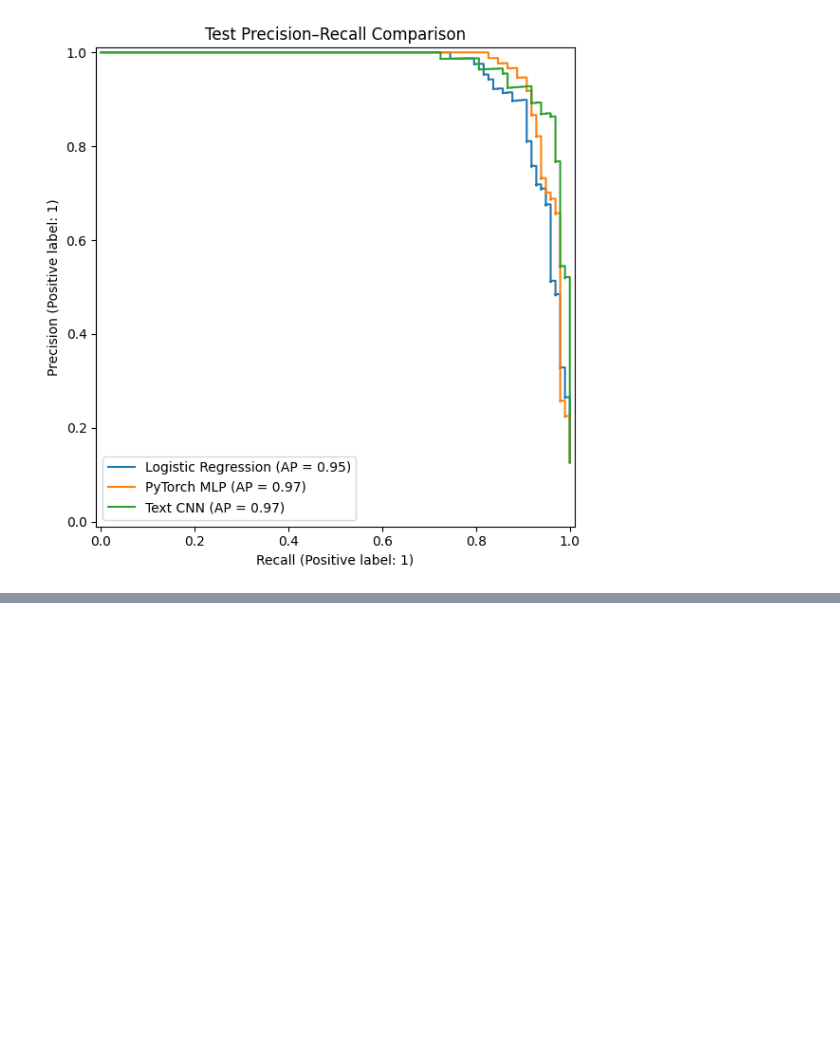
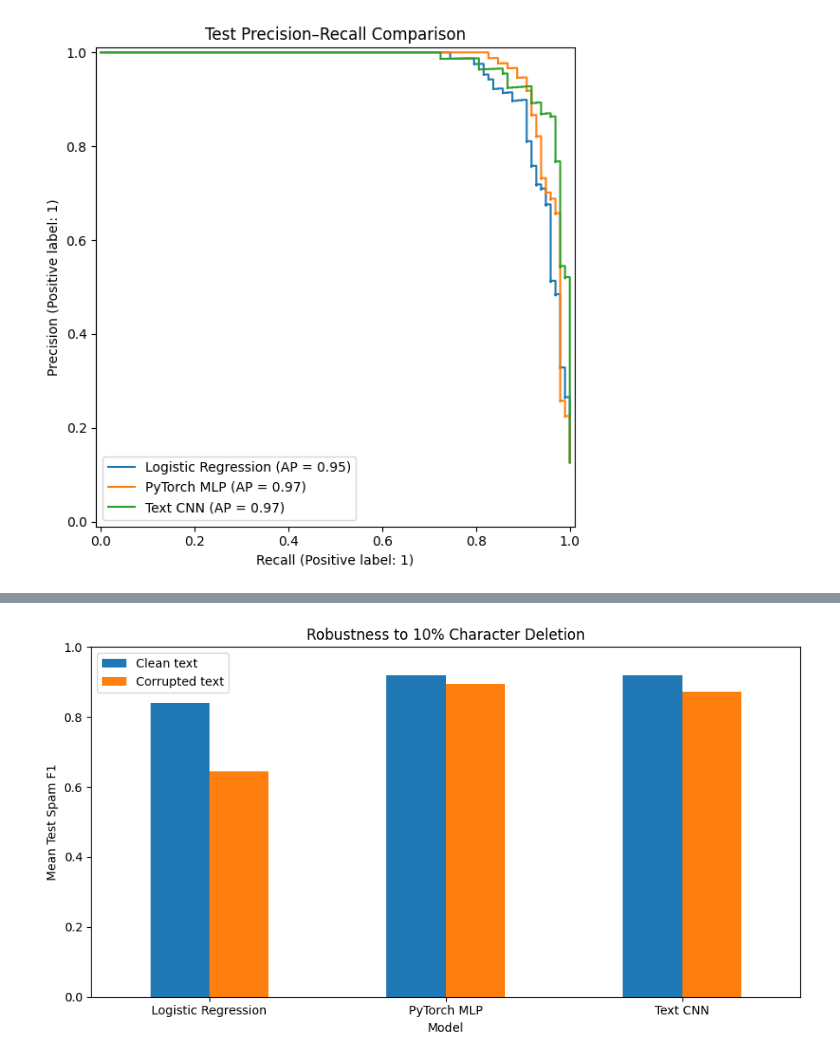
Before and after one commit to ThisumiWijesinghe/SMS_SPAM_DETECTION_ANN, a Jupyter notebook: Neural_Netwrok.ipynb, the cells around one changed output, grey strips where cells are left out. Saved outputs shown, nothing was run; the diff lists cells and outputs as text; code cells hidden in the pictures; blank space fills up the shorter version.

Commit message:
Analyse prediction errors and test robustness to text corruption

```diff
--- a/Neural_Netwrok.ipynb
+++ b/Neural_Netwrok.ipynb
@@ -3527,0 +3849,78 @@ weighted avg       0.98      0.98      0.98       776
+# %%
+stress_comparison = test_results_df[
+    ["model", "seed", "f1_spam", "recall_spam"]
+].merge(
+    stress_results_df[
+        ["model", "seed", "f1_spam", "recall_spam"]
+    ],
+    on=["model", "seed"],
+    suffixes=("_clean", "_corrupted"),
+    validate="one_to_one"
+)
+
+stress_comparison["f1_change"] = (
+    stress_comparison["f1_spam_corrupted"]
+    - stress_comparison["f1_spam_clean"]
+)
+
+stress_comparison["recall_change"] = (
+    stress_comparison["recall_spam_corrupted"]
+    - stress_comparison["recall_spam_clean"]
+)
+
+stress_comparison.to_csv(
+    output_dir / "clean_corrupted_comparison.csv",
+    index=False
+)
+
+display(stress_comparison)
+
+stress_summary = (
+    stress_comparison.groupby("model")[
+        [
+            "f1_spam_clean",
+            "f1_spam_corrupted",
+            "f1_change",
+            "recall_change"
+        ]
+    ]
+    .agg(["mean", "std"])
+)
+
+stress_summary.to_csv(
+    output_dir / "stress_test_summary.csv"
+)
+
+display(stress_summary)
+
+plot_data = (
+    stress_comparison.groupby("model")[
+        ["f1_spam_clean", "f1_spam_corrupted"]
+    ]
+    .mean()
+    .rename(columns={
+        "f1_spam_clean": "Clean text",
+        "f1_spam_corrupted": "Corrupted text"
+    })
+)
+
+axis = plot_data.plot(
+    kind="bar",
+    figsize=(9, 5),
+    rot=0
+)
+
+axis.set_ylabel("Mean Test Spam F1")
+axis.set_xlabel("Model")
+axis.set_title("Robustness to 10% Character Deletion")
+axis.set_ylim(0, 1)
+
+plt.tight_layout()
+
+plt.savefig(
+    output_dir / "text_corruption_comparison.png",
+    dpi=200
+)
+
+plt.show()
+# %% [output]
@@ -3527,0 +3941 @@ weighted avg       0.98      0.98      0.98       776
+[figure, added]
```
Also changed, not shown: parts of 9 cells of this notebook.
